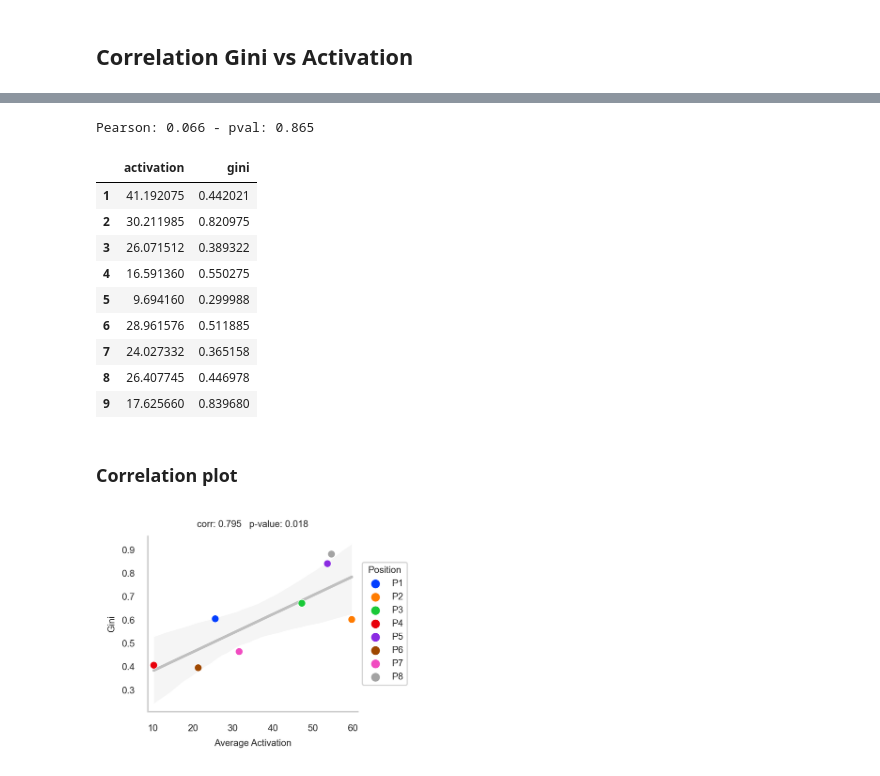
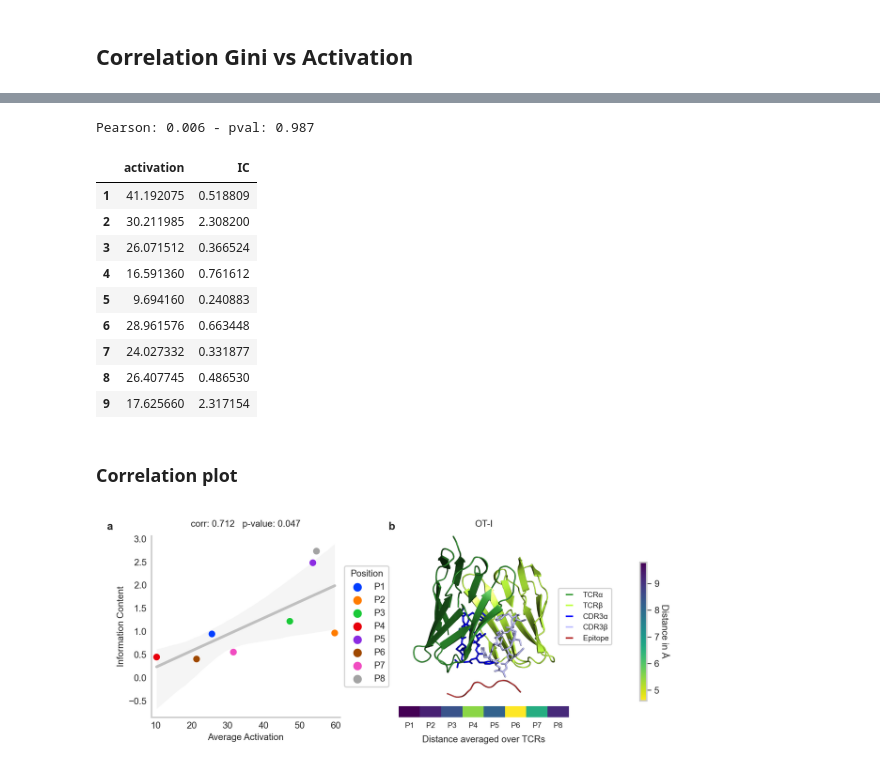
Before and after one commit to SchubertLab/TcrPrediction_MutatedAPLs, a Jupyter notebook: manuscript/figure_mhc_influence.ipynb, the cells around one changed output, grey strips where cells are left out. Drawn from its saved outputs; the diff is of its cells as text; code cells hidden in the pictures.

```diff
--- a/manuscript/figure_mhc_influence.ipynb
+++ b/manuscript/figure_mhc_influence.ipynb
@@ -49,9 +49,7 @@ def read_mhc_motifs(hla, length):
     df_mhc.columns = [el for el in df_mhc.columns]
     df_mhc = df_mhc.apply(pd.value_counts).transpose() / len(df_mhc)
     df_mhc = df_mhc.fillna(0.0)
-
-    # threshold = 0.075
-    # df_mhc = df_mhc.applymap(lambda x: 0 if x < threshold else x)
+    df_mhc = lm.transform_matrix(df_mhc, from_type='probability', to_type='information')
     return df_mhc
 
 df_h2kb = read_mhc_motifs('H2-Kb', 8)
@@ -215,16 +213,12 @@ title_map = {
 # %%
 def plot_motif(mhc, ax):
     df = dfs_mhc[mhc].copy()
-    threshold = 0.075
-    df = df.applymap(lambda x: 0 if x < threshold else x)
-
-    logo = lm.Logo(df, stack_order='small_on_top', color_scheme='chemistry', font_name='Arial Rounded MT Bold', ax=ax, )
-    ax.set_ylim(0, 1)
+    logo = lm.Logo(df, stack_order='big_on_top', color_scheme='chemistry', font_name='Arial Rounded MT Bold', ax=ax, )
 
     for p in anchor_positions[mhc]:
         logo.highlight_position_range(pmin=p-1, pmax=p-1, color='cornsilk')
     sb.despine(ax=ax)
-    ax.set_ylabel('Frequency', labelpad=1)
+    ax.set_ylabel('Bits', labelpad=1)
     ax.set_xlabel('', labelpad=0)
     logo.ax.set_xticks(range(df.shape[0]))
     logo.ax.set_xticklabels([f'P{i+1}' for i in range(df.shape[0])])
@@ -568,18 +556,18 @@ Pearson: 0.795 - pval: 0.018
 # %%
-df_corr_a02 = correlate_gini_activation('HLA-A02*01')
+df_corr_a02 = correlate_ic_activation('HLA-A02*01')
 df_corr_a02
 # %% [output]
-Pearson: 0.066 - pval: 0.865
+Pearson: 0.006 - pval: 0.987
-|  | activation | gini |
-| 1 | 41.192075 | 0.442021 |
-| 2 | 30.211985 | 0.820975 |
-| 3 | 26.071512 | 0.389322 |
-| 4 | 16.591360 | 0.550275 |
-| 5 | 9.694160 | 0.299988 |
-| 6 | 28.961576 | 0.511885 |
-| 7 | 24.027332 | 0.365158 |
-| 8 | 26.407745 | 0.446978 |
-| 9 | 17.625660 | 0.839680 |
+|  | activation | IC |
+| 1 | 41.192075 | 0.518809 |
+| 2 | 30.211985 | 2.308200 |
+| 3 | 26.071512 | 0.366524 |
+| 4 | 16.591360 | 0.761612 |
+| 5 | 9.694160 | 0.240883 |
+| 6 | 28.961576 | 0.663448 |
+| 7 | 24.027332 | 0.331877 |
+| 8 | 26.407745 | 0.486530 |
+| 9 | 17.625660 | 2.317154 |
 # %% [markdown]
 ### Correlation plot
 # %%
@@ -605,3 +596,11 @@ def plot_correlation(df, ax):
     ax.grid(False)
 
     ax.legend(loc='center left', bbox_to_anchor=(1.0, 0.5), title='Position')
+# %%
+colors_structures = {
+    'TCRα': (0.2, 0.6, 0.2),
+    'TCRβ': (0.75, 1.00, 0.25),
+    'CDR3α': (0.0, 0.0, 1.0),
+    'CDR3β': (0.75, 0.75, 1.0),
+    'Epitope': (0.698, 0.13, 0.13),
+}
@@ -608,27 +698,49 @@ def plot_correlation(df, ax):
 # %%
 fig = plt.figure(figsize=(TEXTWIDTH, TEXTWIDTH * 0.33), dpi=DPI)
 gridspecs = {}
 axes = {}
 
 
 gs = mpl.gridspec.GridSpec(
     figure=fig,
     nrows=1,
-    ncols=2,
-    width_ratios=[1, 2]
+    ncols=4,
+    width_ratios=[1, 0.9, 0.25, 0.55]
+)
+
+gs2 = mpl.gridspec.GridSpecFromSubplotSpec(
+    subplot_spec=gs[1],
+    nrows=2,
+    ncols=1,
+    height_ratios=[15, 1],
+    width_ratios=[1],
+    hspace=0.1,
 )
 
 ax = fig.add_subplot(gs[0])
 plot_correlation(df_corr_h2kb, ax)
 
-ax = fig.add_subplot(gs[1])
+ax = fig.add_subplot(gs2[0])
+plot_3d_structures(ax, 'OT1', True)
+ax.set_title('OT-I')
+
+ax = fig.add_subplot(gs2[1])
+plot_3d_distances(ax, 'avg', do_labels=True, legend_top=False)
+
+ax = fig.add_subplot(gs[2])
+plot_colorbar(ax, 'SIINFEKL', do_legend=False, do_left=False)
+
+ax = fig.add_subplot(gs[3])
 plot_empty(ax)
+
+fig.text(0.0, 0.92, 'a', size='large', weight='bold')
+fig.text(0.38, 0.92, 'b', size='large', weight='bold')
 
 fig.tight_layout()
 fig.savefig('figures/manuscript_supp_mhcCorr.pdf', dpi=DPI, bbox_inches='tight')
 fig.savefig('figures/manuscript_supp_mhcCorr.png', dpi=DPI, bbox_inches='tight')
 # %% [output]
-[figure, old version]
+[figure, new version]
 # %%
 fig = plt.figure(figsize=(TEXTWIDTH, TEXTWIDTH * 0.33), dpi=DPI)
 gridspecs = {}
```
Also changed, not shown: parts of 12 cells of this notebook, 7 other files.
